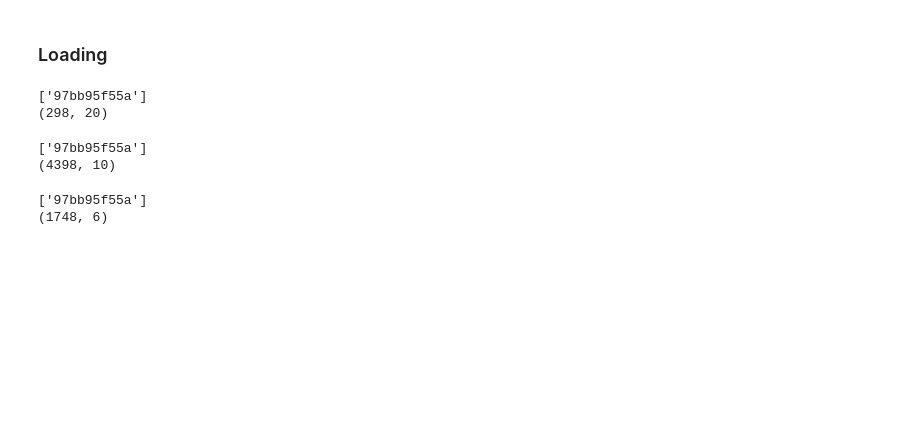
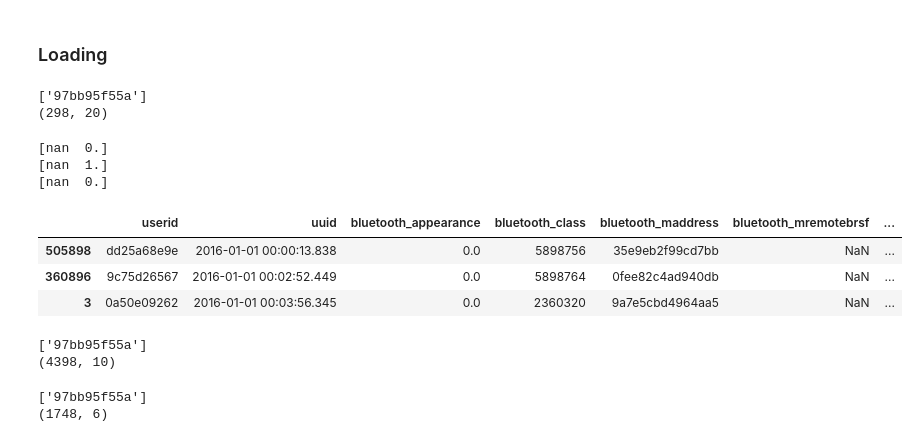
Before and after one commit to kentlingcampbell/project_SherLock, a Jupyter notebook: SherLock.ipynb, the cells around one changed output. Drawn from its saved outputs; the diff is of its cells as text; code cells hidden in the pictures; blank space fills up the shorter version.

```diff
--- a/SherLock.ipynb
+++ b/SherLock.ipynb
@@ -79,4 +71,26 @@ print(AppPackages.shape)
 # %% [output]
 ['97bb95f55a']
 (298, 20)
+# %%
+# Raw TSV
+filename = './anon_Bluetooth.tsv'
+header_list = ['userid', 'uuid', 'bluetooth_appearance', 'bluetooth_class', 'bluetooth_maddress',
+               'bluetooth_mremotebrsf', 'bluetooth_mvaluenrec', 'bluetooth_mvaluewbs', 'bluetooth_name',
+              'bluetooth_rssi', 'bluetooth_timestamp']
+Bluetooth_tsv = pd.read_csv(filename, sep='\t', names=header_list, parse_dates=['bluetooth_timestamp'])
+Bluetooth_tsv['uuid'] = (pd.to_datetime(Bluetooth_tsv['uuid'], unit='ms'))     # Convert to datatime
+Bluetooth_tsv = Bluetooth_tsv.sort_values(by='uuid')                            # Unsorted, so sorting required
+print(Bluetooth_tsv['bluetooth_mremotebrsf'].unique())  # Nan's... should drop? since depricated
+print(Bluetooth_tsv['bluetooth_mvaluenrec'].unique())  # Nan's... should drop? since depricated
+print(Bluetooth_tsv['bluetooth_mvaluewbs'].unique())  # Nan's... should drop? since depricated
+#print(Bluetooth_tsv.shape)
+Bluetooth_tsv.head(3)
+# %% [output]
+[nan  0.]
+[nan  1.]
+[nan  0.]
+|  | userid | uuid | bluetooth_appearance | bluetooth_class | bluetooth_maddress | bluetooth_mremotebrsf | ... |
+| 505898 | dd25a68e9e | 2016-01-01 00:00:13.838 | 0.0 | 5898756 | 35e9eb2f99cd7bb | NaN | ... |
+| 360896 | 9c75d26567 | 2016-01-01 00:02:52.449 | 0.0 | 5898764 | 0fee82c4ad940db | NaN | ... |
+| 3 | 0a50e09262 | 2016-01-01 00:03:56.345 | 0.0 | 2360320 | 9a7e5cbd4964aa5 | NaN | ... |
 # %%
```
Also changed, not shown: parts of 16 cells of this notebook.
